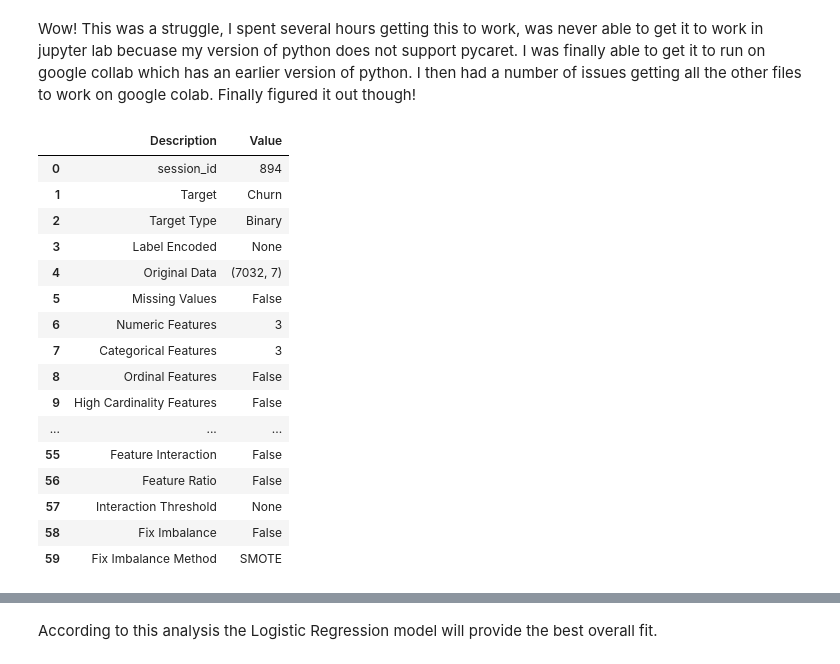
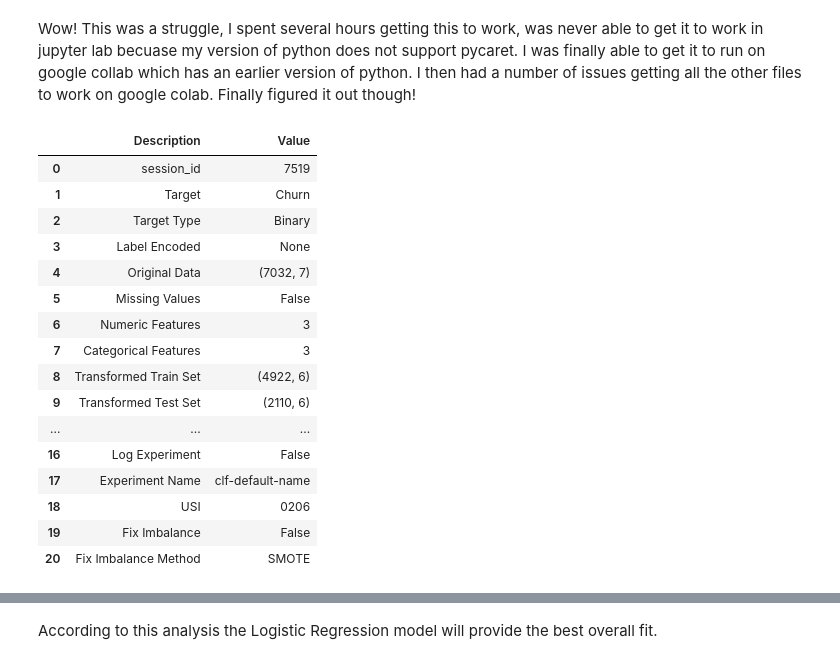
Before and after one commit to leeryleprechaun/MSDS_600_W5, a Jupyter notebook: Week_5_assignment_starter.ipynb, the cells around one changed output, grey strips where cells are left out. Drawn from its saved outputs; the diff is of its cells as text; code cells hidden in the pictures.

```diff
--- a/Week_5_assignment_starter.ipynb
+++ b/Week_5_assignment_starter.ipynb
@@ -146,10 +146,10 @@ from pycaret.classification import setup, compare_models, predict_model, save_mo
 # %% [markdown]
 Wow! This was a struggle, I spent several hours getting this to work, was never able to get it to work in jupyter lab becuase my version of python does not support pycaret. I was finally able to get it to run on google collab which has an earlier version of python. I then had a number of issues getting all the other files to work on google colab. Finally figured it out though!
 # %%
-automl = setup(df, target='Churn')
+automl = setup(df, target='Churn', preprocess=False)
 # %% [output]
 |  | Description | Value |
-| 0 | session_id | 894 |
+| 0 | session_id | 7519 |
 | 1 | Target | Churn |
 | 2 | Target Type | Binary |
 | 3 | Label Encoded | None |
@@ -157,12 +157,12 @@ automl = setup(df, target='Churn')
 | 5 | Missing Values | False |
 | 6 | Numeric Features | 3 |
 | 7 | Categorical Features | 3 |
-| 8 | Ordinal Features | False |
-| 9 | High Cardinality Features | False |
+| 8 | Transformed Train Set | (4922, 6) |
+| 9 | Transformed Test Set | (2110, 6) |
 | ... | ... | ... |
-| 55 | Feature Interaction | False |
-| 56 | Feature Ratio | False |
-| 57 | Interaction Threshold | None |
-| 58 | Fix Imbalance | False |
-| 59 | Fix Imbalance Method | SMOTE |
+| 16 | Log Experiment | False |
+| 17 | Experiment Name | clf-default-name |
+| 18 | USI | 0206 |
+| 19 | Fix Imbalance | False |
+| 20 | Fix Imbalance Method | SMOTE |
 # %%
```
Also changed, not shown: parts of 16 cells of this notebook.
